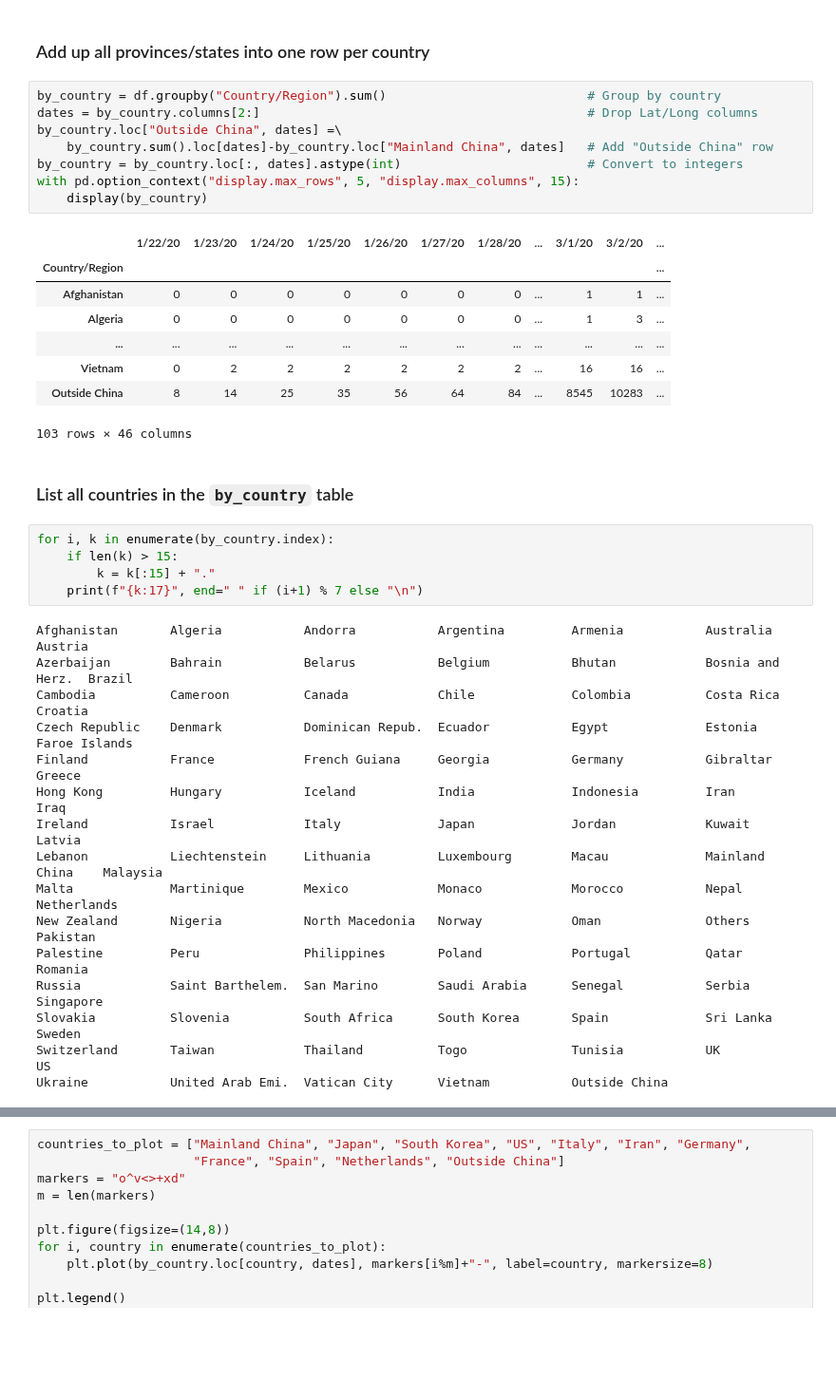
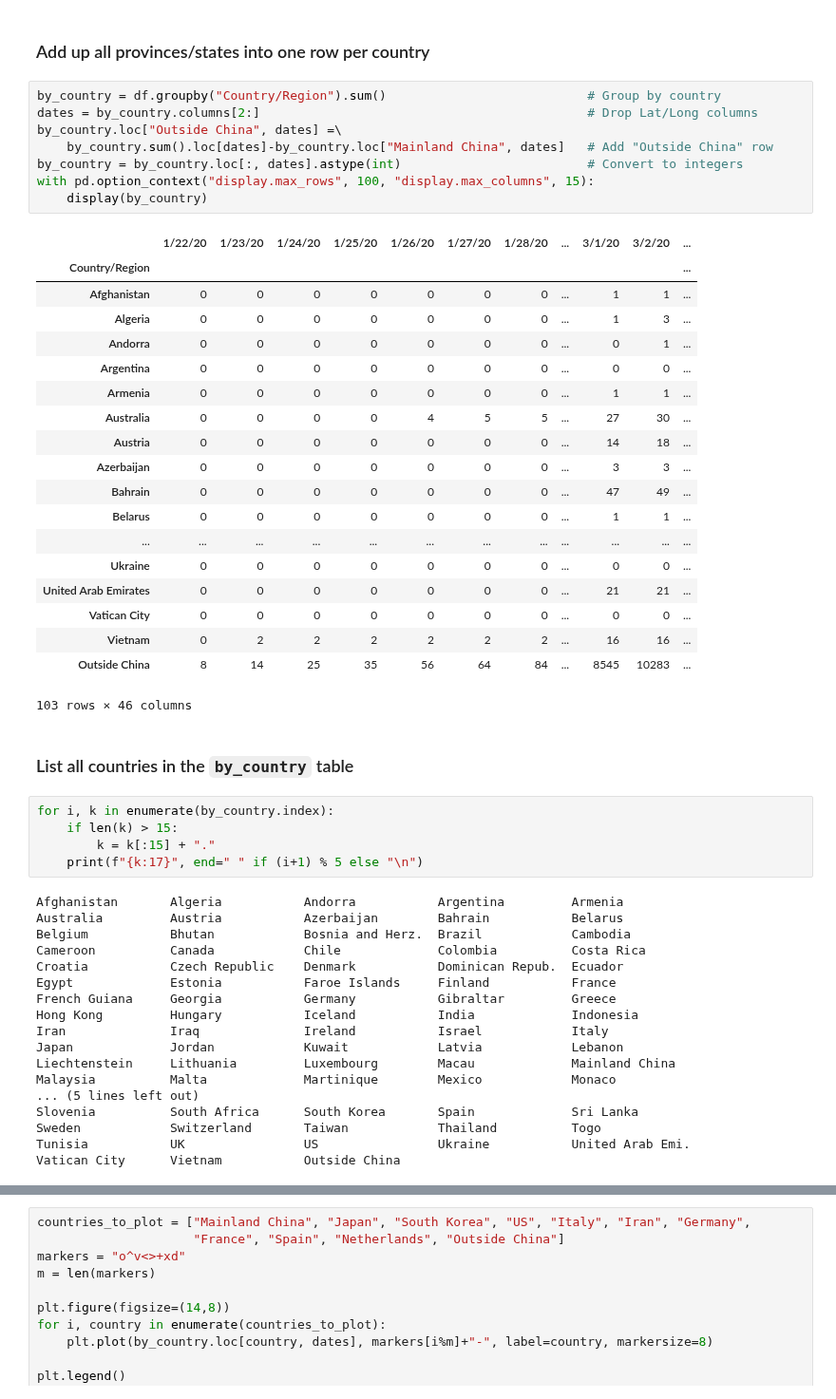
Before and after one commit to JeroenKools/covid19, a Jupyter notebook: COVID-19.ipynb, the cells around one changed output, grey strips where cells are left out. Shown at 95% size. Drawn from its saved outputs; the diff is of its cells as text; blank space fills up the shorter version.

```diff
--- a/COVID-19.ipynb
+++ b/COVID-19.ipynb
@@ -41,17 +42,28 @@ with pd.option_context("display.max_rows", 5, "display.max_columns", 15):
 # %%
 by_country = df.groupby("Country/Region").sum()                           # Group by country
 dates = by_country.columns[2:]                                            # Drop Lat/Long columns
 by_country.loc["Outside China", dates] =\
     by_country.sum().loc[dates]-by_country.loc["Mainland China", dates]   # Add "Outside China" row
 by_country = by_country.loc[:, dates].astype(int)                         # Convert to integers
-with pd.option_context("display.max_rows", 5, "display.max_columns", 15):
+with pd.option_context("display.max_rows", 100, "display.max_columns", 15):
     display(by_country)
 # %% [output]
 |  | 1/22/20 | 1/23/20 | 1/24/20 | 1/25/20 | 1/26/20 | 1/27/20 | 1/28/20 | ... | 3/1/20 | 3/2/20 | ... |
 | Country/Region |  |  |  |  |  |  |  |  |  |  | ... |
 | Afghanistan | 0 | 0 | 0 | 0 | 0 | 0 | 0 | ... | 1 | 1 | ... |
 | Algeria | 0 | 0 | 0 | 0 | 0 | 0 | 0 | ... | 1 | 3 | ... |
+| Andorra | 0 | 0 | 0 | 0 | 0 | 0 | 0 | ... | 0 | 1 | ... |
+| Argentina | 0 | 0 | 0 | 0 | 0 | 0 | 0 | ... | 0 | 0 | ... |
+| Armenia | 0 | 0 | 0 | 0 | 0 | 0 | 0 | ... | 1 | 1 | ... |
+| Australia | 0 | 0 | 0 | 0 | 4 | 5 | 5 | ... | 27 | 30 | ... |
+| Austria | 0 | 0 | 0 | 0 | 0 | 0 | 0 | ... | 14 | 18 | ... |
+| Azerbaijan | 0 | 0 | 0 | 0 | 0 | 0 | 0 | ... | 3 | 3 | ... |
+| Bahrain | 0 | 0 | 0 | 0 | 0 | 0 | 0 | ... | 47 | 49 | ... |
+| Belarus | 0 | 0 | 0 | 0 | 0 | 0 | 0 | ... | 1 | 1 | ... |
 | ... | ... | ... | ... | ... | ... | ... | ... | ... | ... | ... | ... |
+| Ukraine | 0 | 0 | 0 | 0 | 0 | 0 | 0 | ... | 0 | 0 | ... |
+| United Arab Emirates | 0 | 0 | 0 | 0 | 0 | 0 | 0 | ... | 21 | 21 | ... |
+| Vatican City | 0 | 0 | 0 | 0 | 0 | 0 | 0 | ... | 0 | 0 | ... |
 | Vietnam | 0 | 2 | 2 | 2 | 2 | 2 | 2 | ... | 16 | 16 | ... |
 | Outside China | 8 | 14 | 25 | 35 | 56 | 64 | 84 | ... | 8545 | 10283 | ... |
 103 rows × 46 columns
@@ -61,21 +73,23 @@ with pd.option_context("display.max_rows", 5, "display.max_columns", 15):
 for i, k in enumerate(by_country.index):
     if len(k) > 15:
         k = k[:15] + "."
-    print(f"{k:17}", end=" " if (i+1) % 7 else "\n")
+    print(f"{k:17}", end=" " if (i+1) % 5 else "\n")
 # %% [output]
-Afghanistan       Algeria           Andorra           Argentina         Armenia           Australia         Austria
-Azerbaijan        Bahrain           Belarus           Belgium           Bhutan            Bosnia and Herz.  Brazil
-Cambodia          Cameroon          Canada            Chile             Colombia          Costa Rica        Croatia
-Czech Republic    Denmark           Dominican Repub.  Ecuador           Egypt             Estonia           Faroe Islands
-Finland           France            French Guiana     Georgia           Germany           Gibraltar         Greece
-Hong Kong         Hungary           Iceland           India             Indonesia         Iran              Iraq
-Ireland           Israel            Italy             Japan             Jordan            Kuwait            Latvia
-Lebanon           Liechtenstein     Lithuania         Luxembourg        Macau             Mainland China    Malaysia
-Malta             Martinique        Mexico            Monaco            Morocco           Nepal             Netherlands
-New Zealand       Nigeria           North Macedonia   Norway            Oman              Others            Pakistan
-Palestine         Peru              Philippines       Poland            Portugal          Qatar             Romania
-Russia            Saint Barthelem.  San Marino        Saudi Arabia      Senegal           Serbia            Singapore
-Slovakia          Slovenia          South Africa      South Korea       Spain             Sri Lanka         Sweden
-Switzerland       Taiwan            Thailand          Togo              Tunisia           UK                US
-Ukraine           United Arab Emi.  Vatican City      Vietnam           Outside China
+Afghanistan       Algeria           Andorra           Argentina         Armenia
+Australia         Austria           Azerbaijan        Bahrain           Belarus
+Belgium           Bhutan            Bosnia and Herz.  Brazil            Cambodia
+Cameroon          Canada            Chile             Colombia          Costa Rica
+Croatia           Czech Republic    Denmark           Dominican Repub.  Ecuador
+Egypt             Estonia           Faroe Islands     Finland           France
+French Guiana     Georgia           Germany           Gibraltar         Greece
+Hong Kong         Hungary           Iceland           India             Indonesia
+Iran              Iraq              Ireland           Israel            Italy
+Japan             Jordan            Kuwait            Latvia            Lebanon
+Liechtenstein     Lithuania         Luxembourg        Macau             Mainland China
+Malaysia          Malta             Martinique        Mexico            Monaco
+... (5 lines left out)
+Slovenia          South Africa      South Korea       Spain             Sri Lanka
+Sweden            Switzerland       Taiwan            Thailand          Togo
+Tunisia           UK                US                Ukraine           United Arab Emi.
+Vatican City      Vietnam           Outside China
 # %% [markdown]
```
Also changed, not shown: parts of 5 cells of this notebook, 1 other file.
